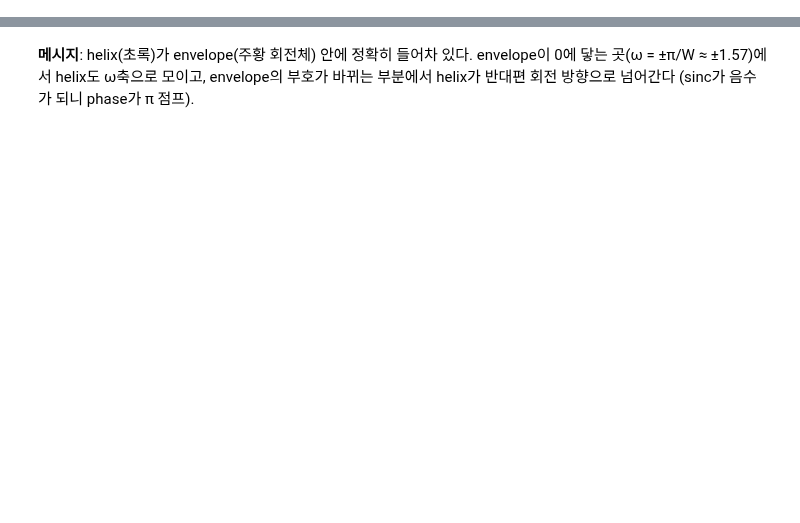
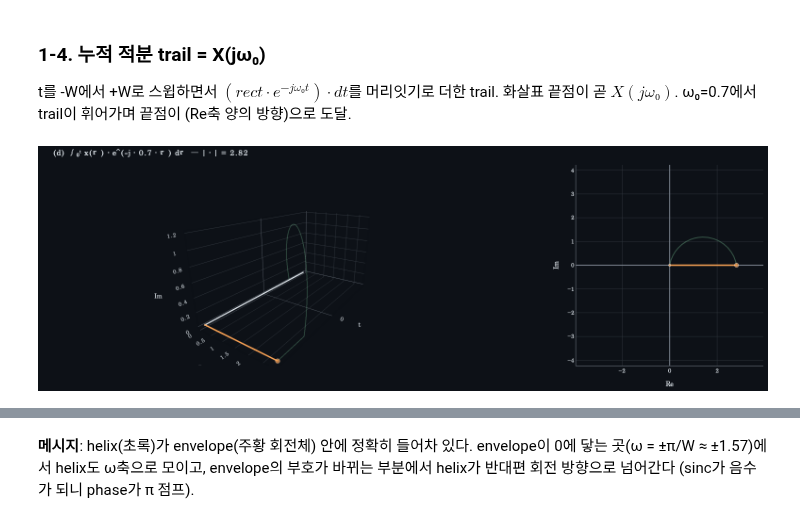
Before and after one commit to dohyunKim0309/Fourier-Transform-Visualization, a Jupyter notebook: examples/03_rect_sinc.ipynb, the cells around one changed output, grey strips where cells are left out. Saved outputs shown, nothing was run; the diff lists cells and outputs as text; code cells hidden in the pictures; blank space fills up the shorter version.

```diff
--- a/examples/03_rect_sinc.ipynb
+++ b/examples/03_rect_sinc.ipynb
@@ -507,0 +87,8 @@ $$
+# %% [markdown]
+### 1-4. 누적 적분 trail = X(jω₀)
+
+t를 -W에서 +W로 스윕하면서 $(rect·e^{-jω₀t})·dt$를 머리잇기로 더한 trail. 화살표 끝점이 곧 $X(jω₀)$. ω₀=0.7에서 trail이 휘어가며 끝점이 (Re축 양의 방향)으로 도달.
+# %%
+p = ForwardIntegralPlot(); p.update(ws_3d, last_idx); p.figure.show()
+# %% [output]
+[figure, added]
```
Also changed, not shown: parts of 63 cells of this notebook, 6 other files.
